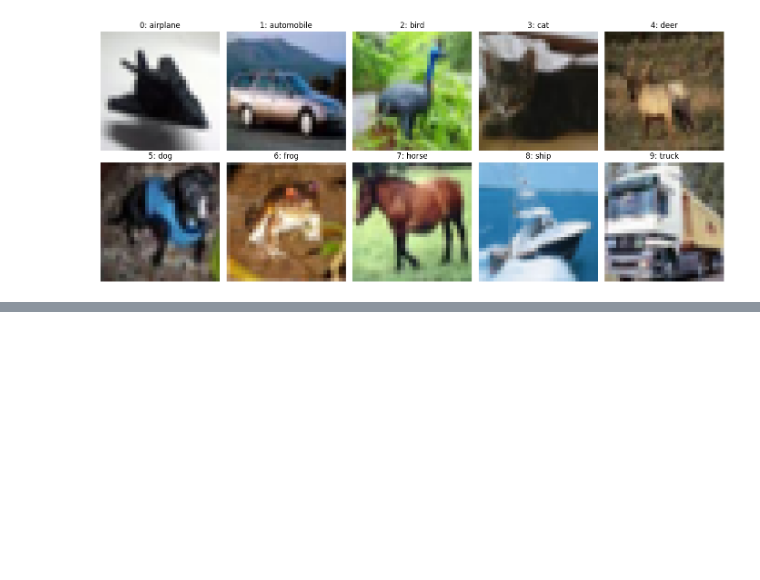
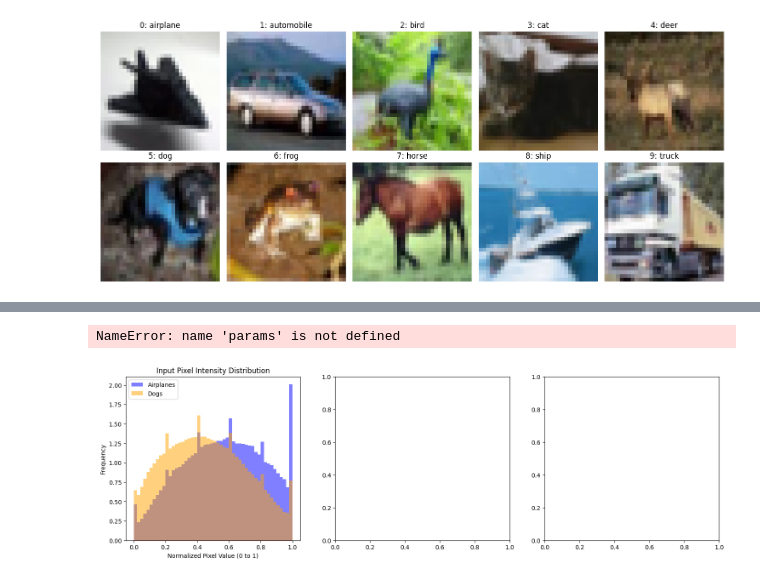
Before and after one commit to Noodle-Box/CV_DL, a Jupyter notebook: Assignment 2/Q3_CNN.ipynb, the cells around one changed output, grey strips where cells are left out. Saved outputs shown, nothing was run; the diff lists cells and outputs as text; code cells hidden in the pictures; blank space fills up the shorter version.

```diff
--- a/Assignment 2/Q3_CNN.ipynb
+++ b/Assignment 2/Q3_CNN.ipynb
@@ -438,3 +438,61 @@ Things to tweak to improve testing accuracy (LBP):
 2. Learning rate: Adjusting the learning rate can help the model converge better. Too high may cause divergence, too low may slow down training.
 3. Batch size: Experimenting with different batch sizes (e.g., 128, 512) can affect convergence and generalization.
 4. Feature extraction parameters: Tuning HOG parameters (orientations, pixels_per_cell, cells_per_block) may yield more discriminative features.
+# %%
+import matplotlib.pyplot as plt
+import numpy as np
+
+# Create a figure with 3 subplots
+fig, axes = plt.subplots(1, 3, figsize=(18, 5))
+
+# ---------------------------------------------------------
+# 1. Input Feature Distribution (Pixel Intensities)
+# ---------------------------------------------------------
+# Let's compare Class 0 (Airplane) and Class 5 (Dog)
+airplanes = X_train_norm[y_train == 0].flatten()
+dogs = X_train_norm[y_train == 5].flatten()
+
+axes[0].hist(airplanes, bins=50, alpha=0.5, color='blue', label='Airplanes', density=True)
+axes[0].hist(dogs, bins=50, alpha=0.5, color='orange', label='Dogs', density=True)
+axes[0].set_title("Input Pixel Intensity Distribution")
+axes[0].set_xlabel("Normalized Pixel Value (0 to 1)")
+axes[0].set_ylabel("Frequency")
+axes[0].legend()
+
+# ---------------------------------------------------------
+# 2. Network Weight Distribution (W1 & W2)
+# ---------------------------------------------------------
+# Flatten the weight matrices from your trained params dictionary
+w1_flat = params['W1'].flatten()
+w2_flat = params['W2'].flatten()
+
+axes[1].hist(w1_flat, bins=50, alpha=0.6, color='purple', label='Conv W1', density=True)
+axes[1].hist(w2_flat, bins=50, alpha=0.6, color='green', label='Dense W2', density=True)
+axes[1].set_title("Trained Weight Matrix Distribution")
+axes[1].set_xlabel("Weight Value")
+axes[1].set_ylabel("Frequency")
+axes[1].legend()
+
+# ---------------------------------------------------------
+# 3. Activation Distribution (Checking for Dead ReLUs)
+# ---------------------------------------------------------
+# Pass a single batch through the first layer to see how the ReLU reacts
+X_sample = X_test_reshaped[0:128] # Take one batch
+Z1, _ = conv_forward(X_sample, params['W1'], params['b1'])
+A1 = relu(Z1) # Apply Activation
+
+axes[2].hist(A1.flatten(), bins=50, color='red')
+axes[2].set_title("ReLU Activation Distribution (A1)")
+axes[2].set_xlabel("Activation Value")
+axes[2].set_ylabel("Frequency")
+# Add a line to emphasize the zero-values (Dead ReLUs)
+zero_count = np.sum(A1.flatten() == 0)
+total_count = len(A1.flatten())
+axes[2].text(0.5, 0.8, f"Zeros (Dead): {zero_count/total_count*100:.1f}%",
+             transform=axes[2].transAxes, fontsize=12, color='darkred', weight='bold')
+
+plt.tight_layout()
+plt.show()
+# %% [output]
+NameError: name 'params' is not defined
+[figure, added]
```
Also changed, not shown: parts of 1 cell of this notebook, 2 other files.
